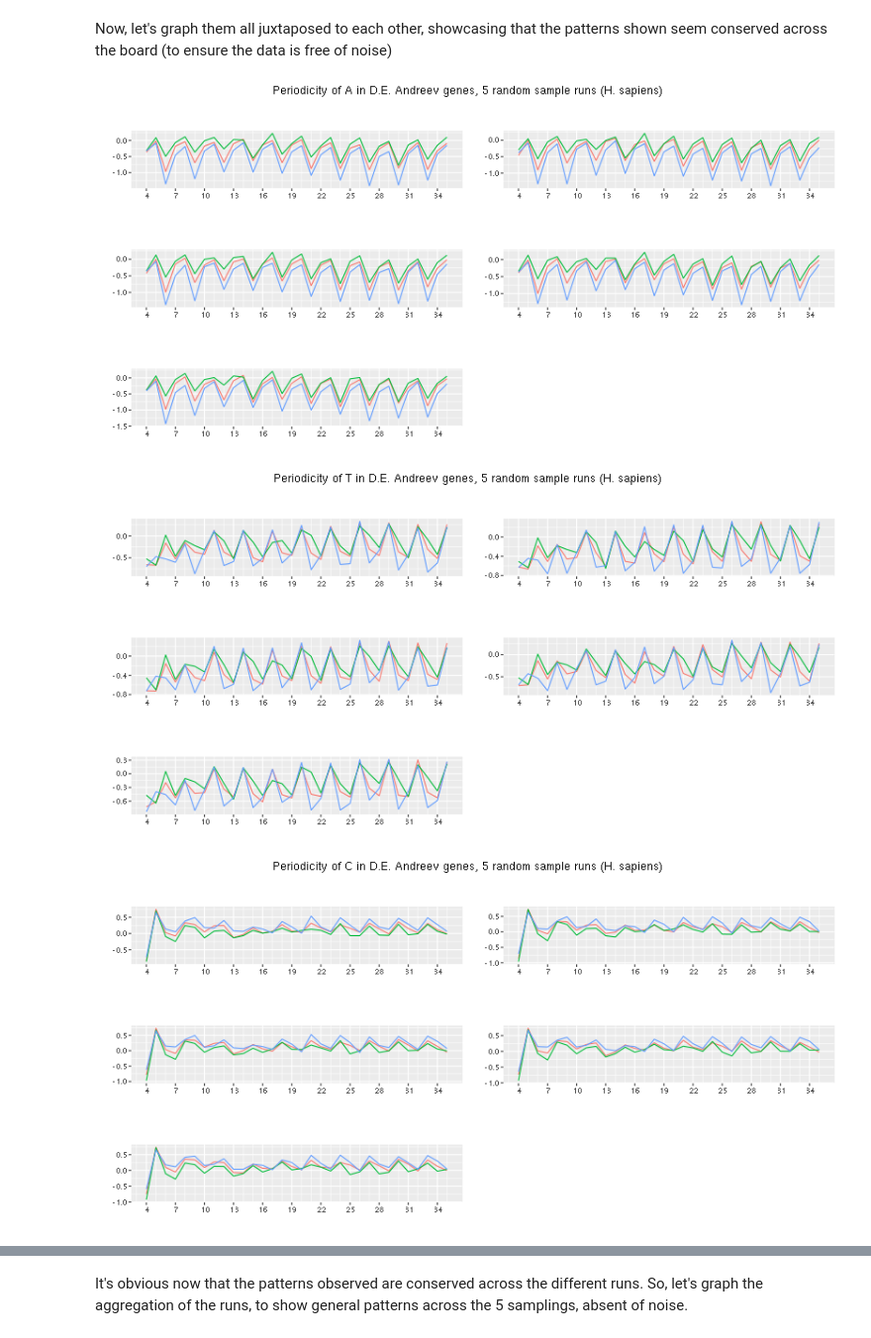
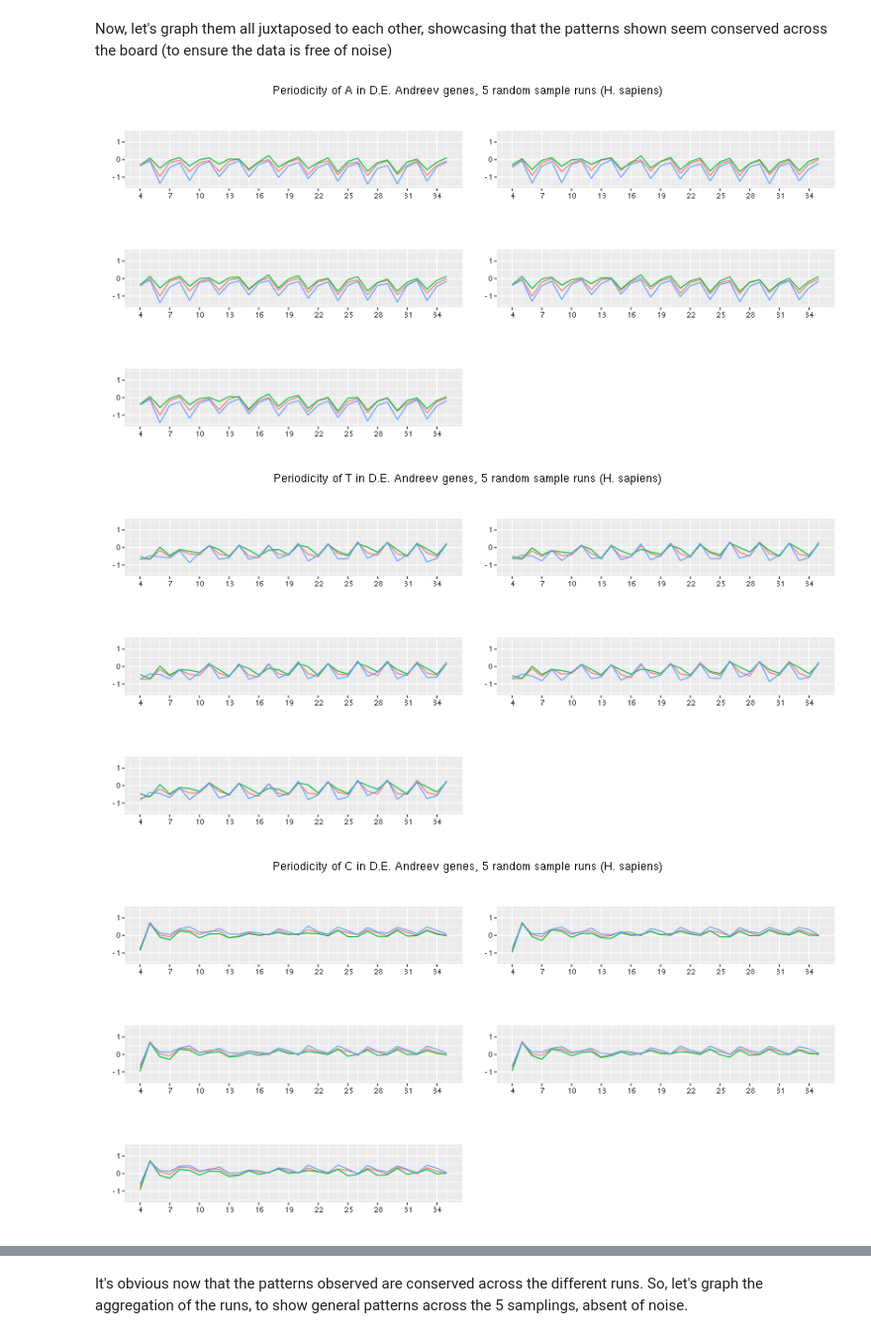
Before and after one commit to lacoperon/weirlab_PeriodicityAssessment, a Jupyter notebook: hsapiens_fasta_filtering.ipynb, the cells around one changed output, grey strips where cells are left out. Shown at 99% size. Cells and saved outputs as stored; diff of their text form; code cells hidden in the pictures.

Commit message:
Fixed bugs / various plotting bugs in h sapiens analysis

```diff
--- a/hsapiens_fasta_filtering.ipynb
+++ b/hsapiens_fasta_filtering.ipynb
@@ -438,9 +442,9 @@ plotResult <- function(graph_data_combined, nt, postfix) {
            geom_line() + scale_x_continuous(breaks = seq(5, 35, 3)) + labs(
       x= "Position in CDS",
       y= "Relative Weight (by InfoTheory)",
-      title=paste(nt, "Frequency along ORF (H. sapiens)"),
+      title=paste(nt, "Frequency along CDS (H. sapiens)"),
       subtitle=paste("D.E. Andreev filtered genes (up + down regulated)", postfix)
-    )
+    ) + ylim(-1.5, 1.5)
 }
 
 library(tidyr)
@@ -479,33 +483,33 @@ plotInfoTheoryResults <- function(infotheory_up, infotheory_down, infotheory_con
                                                 graph_data_control, "G")
 
   a <- plotResult(a_data_combined, "A", i) +
     scale_x_continuous(breaks=seq(1,35,3), minor_breaks=seq(1,35))
   t <- plotResult(t_data_combined, "T", i) +
     scale_x_continuous(breaks=seq(1,35,3), minor_breaks=seq(1,35))
   c <- plotResult(c_data_combined, "C", i) +
     scale_x_continuous(breaks=seq(1,35,3), minor_breaks=seq(1,35))
   g <- plotResult(g_data_combined, "G", i) +
     scale_x_continuous(breaks=seq(1,35,3), minor_breaks=seq(1,35))
 
   return(list(a,t,c,g))
 }
 
 res <- list()
 for (i in 1:5) {
   res[i] <- list(plotInfoTheoryResults(infotheory_up[[i]], infotheory_down[[i]], infotheory_control[[i]], paste("Run:", i)))
 }
 
 library(gridExtra)
 nts <- c("A","T","C","G")
 for (j in 1:4) {
   grid.arrange(res[[1]][[j]] + labs(x="", y="", title="", subtitle="") + theme(legend.position="none"),
                res[[2]][[j]] + labs(x="", y="", title="", subtitle="") + theme(legend.position="none"),
                res[[3]][[j]] + labs(x="", y="", title="", subtitle="") + theme(legend.position="none"),
                res[[4]][[j]] + labs(x="", y="", title="", subtitle="") + theme(legend.position="none"),
                res[[5]][[j]] + labs(x="", y="", title="", subtitle="") + theme(legend.position="none"),
                ncol=2, nrow=3, top=paste("Periodicity of",nts[j],"in D.E. Andreev genes, 5 random sample runs (H. sapiens)"))
 }
 # %% [output]
-[figure, old version]
+[figure, new version]
-[figure, old version]
+[figure, new version]
-[figure, old version]
+[figure, new version]
```
Also changed, not shown: parts of 5 cells of this notebook.
